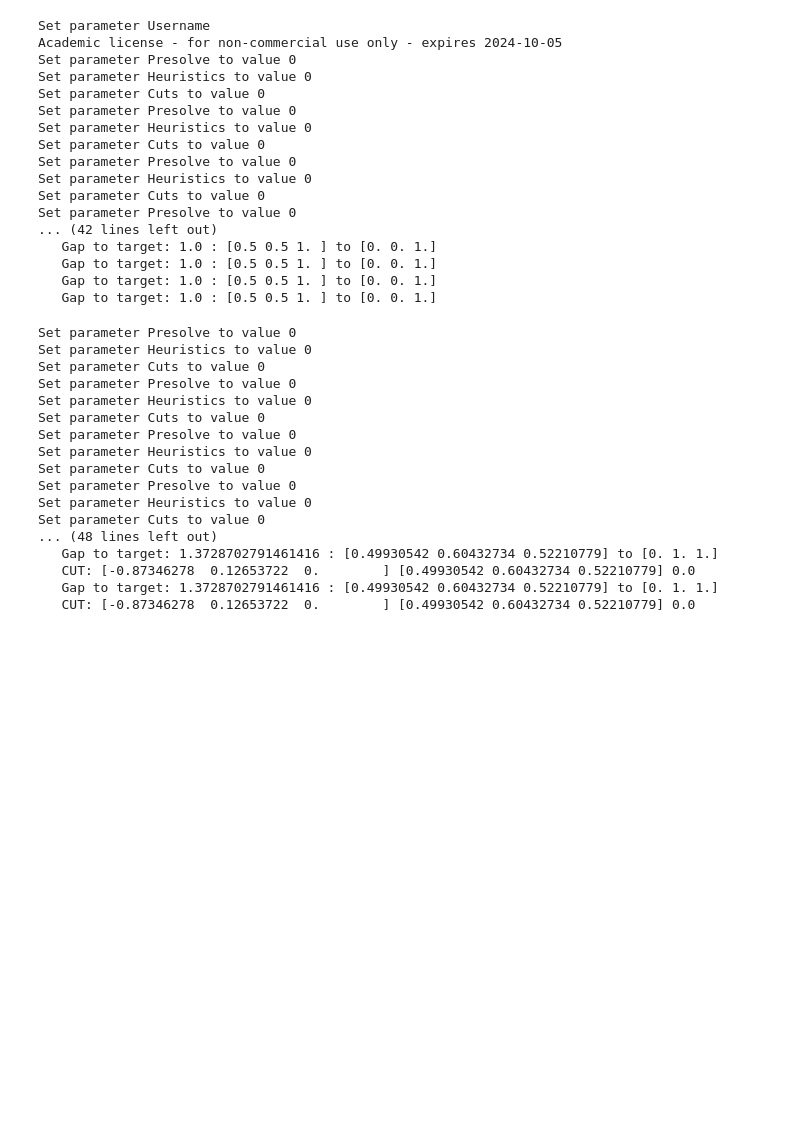
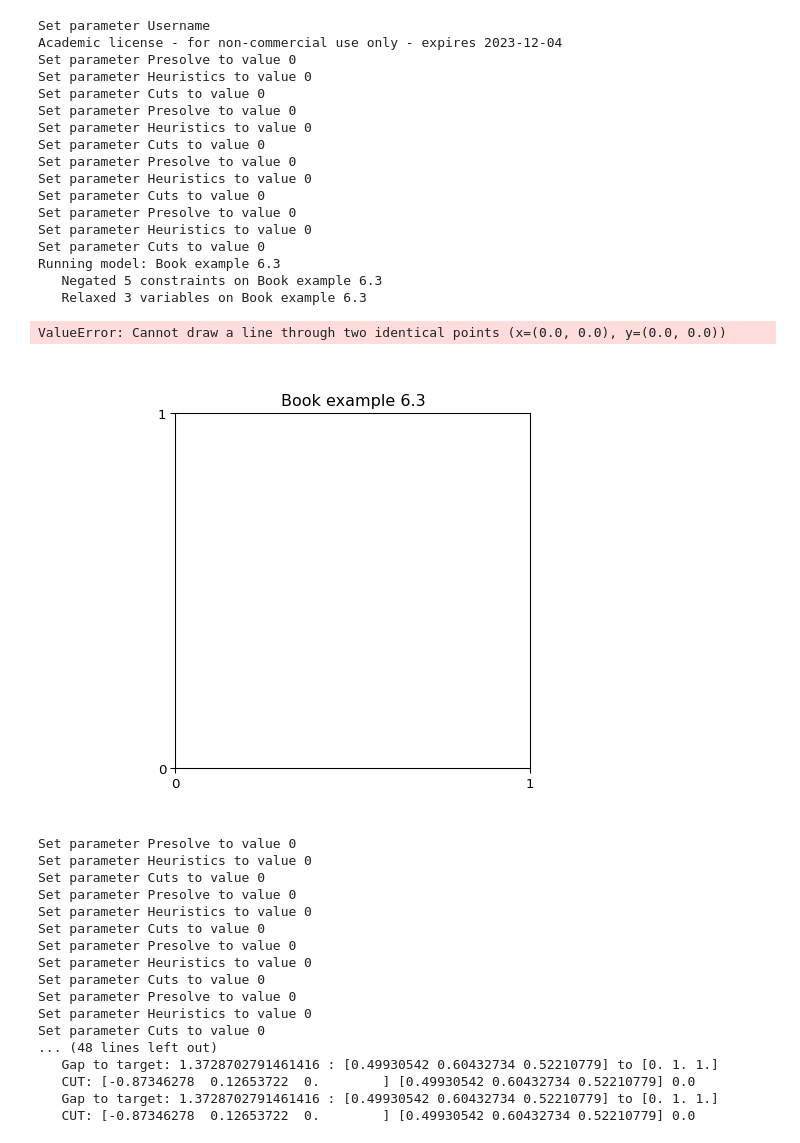
Before and after one commit to BrannonKing/intersection_cuts, a Jupyter notebook: main.ipynb, the cells around one changed output. Saved outputs shown, nothing was run; the diff lists cells and outputs as text; code cells hidden in the pictures; blank space fills up the shorter version.

```diff
--- a/main.ipynb
+++ b/main.ipynb
@@ -56,52 +72,56 @@ def add_balas_ball_cut(relaxed: gp.Model, target, integer_vars, integer_idx, plo
         return lhs - rhs
 
     summed_terms = gp.quicksum(lengths[i] * find_variable(j) for i, j in enumerate(col_to_var))
+    new_con = relaxed.addConstr(summed_terms >= 1)
     if plotter is not None:
-        plotter.add_constraint(summed_terms >= 1)
-    relaxed.addConstr(summed_terms >= 1)
+        relaxed.update()
+        plotter.add_constraint(new_con)
     return True
 
 # a function to run cuts against the nearest integer:
-def run_cuts_to_nearest_int(instances, cut_function, loops=8):
+def run_cuts_to_nearest_int(instances, cut_function, loops=5):
     for instance in instances:
         model: gp.Model = instance.as_gurobi_model()
         print("Running model:", model.ModelName)
         model.params.LogToConsole = 0
         model.params.Method = 1
         gu.standardize_lt_to_gt(model)
         int_vars, int_idx = gu.relax_int_or_bin_to_continuous(model)
-        plotter = pu.create()
+        plotter = pu.create(model)
         for i in range(loops):
             model.optimize()
             if model.Status != gp.GRB.OPTIMAL:
                 print("   FAILED! Status:", model.Status)
                 break
             nearest = gu.nearest_integer(int_vars)
             if not cut_function(model, nearest, int_vars, int_idx, plotter):
                 print("   Final score of relaxed:", model.getObjective().getValue())
                 break
-        plotter.render()
+        if plotter is not None:
+            plotter.render()
 
 # test the cuts on simple examples:
-run_cuts_to_nearest_int(el.get_instances().values(), add_balas_ball_cut)
+run_cuts_to_nearest_int(list(el.get_instances().values())[3:], add_balas_ball_cut)
 # %% [output]
 Set parameter Username
-Academic license - for non-commercial use only - expires 2024-10-05
+Academic license - for non-commercial use only - expires 2023-12-04
 Set parameter Presolve to value 0
 Set parameter Heuristics to value 0
 Set parameter Cuts to value 0
 Set parameter Presolve to value 0
 Set parameter Heuristics to value 0
 Set parameter Cuts to value 0
 Set parameter Presolve to value 0
 Set parameter Heuristics to value 0
 Set parameter Cuts to value 0
 Set parameter Presolve to value 0
-... (42 lines left out)
-   Gap to target: 1.0 : [0.5 0.5 1. ] to [0. 0. 1.]
-   Gap to target: 1.0 : [0.5 0.5 1. ] to [0. 0. 1.]
-   Gap to target: 1.0 : [0.5 0.5 1. ] to [0. 0. 1.]
-   Gap to target: 1.0 : [0.5 0.5 1. ] to [0. 0. 1.]
+Set parameter Heuristics to value 0
+Set parameter Cuts to value 0
+Running model: Book example 6.3
+   Negated 5 constraints on Book example 6.3
+   Relaxed 3 variables on Book example 6.3
+ValueError: Cannot draw a line through two identical points (x=(0.0, 0.0), y=(0.0, 0.0))
+[figure, added]
 # %%
 # a function to find the hyperplane closest to a point
 def compute_hyperplane_via_lp(x0, b0, tableau, basis, col_to_var, int_idx):
```
Also changed, not shown: parts of 3 cells of this notebook, 1 other file.
